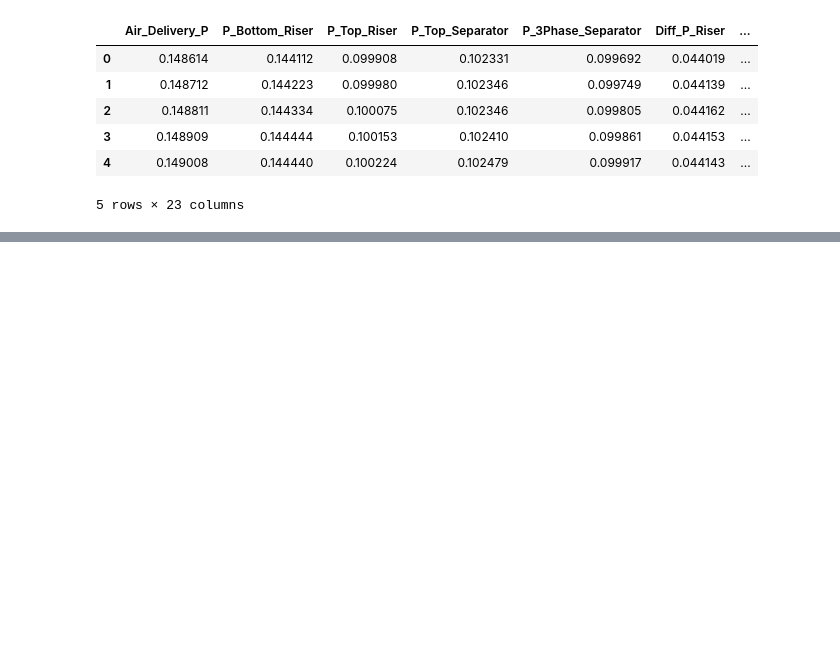
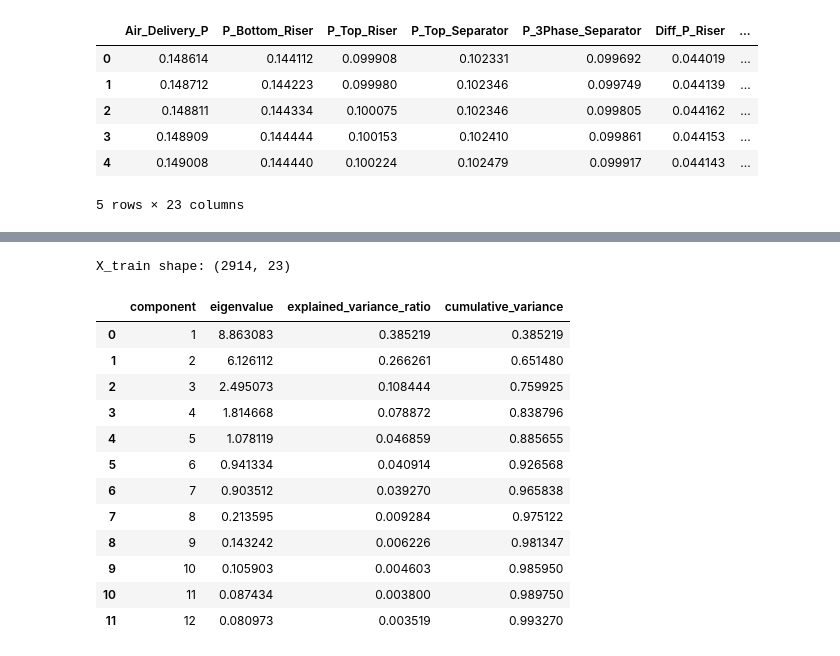
Before and after one commit to PeterAndersen-sdu/Fault-detection-project, a Jupyter notebook: fdd/PCA_Hotelling_T2.ipynb, the cells around one changed output, grey strips where cells are left out. Drawn from its saved outputs; the diff is of its cells as text; code cells hidden in the pictures; blank space fills up the shorter version.

```diff
--- a/fdd/PCA_Hotelling_T2.ipynb
+++ b/fdd/PCA_Hotelling_T2.ipynb
@@ -125,3 +141,19 @@ TimeSeriesDataset(name=Set1_3, n_samples=4321, n_features=23)
 | 3 | 0.148909 | 0.144444 | 0.100153 | 0.102410 | 0.099861 | 0.044153 | ... |
 | 4 | 0.149008 | 0.144440 | 0.100224 | 0.102479 | 0.099917 | 0.044143 | ... |
 5 rows × 23 columns
+# %%
+healthy_parts = []
+
+for name, dataset in datasets.items():
+    fault_start = fault_info[name]["start"]
+    healthy_parts.append(dataset.subset_rows(0, fault_start).sensors)
+
+healthy_sensors = pd.concat(healthy_parts, ignore_index=True)
+
+healthy_dataset = TimeSeriesDataset(
+    name="Healthy_training_data",
+    sensors=healthy_sensors,
+    metadata={"description": "All samples before fault start"},
+)
+
+display(healthy_dataset.sensors.head())
@@ -127,0 +168,49 @@ TimeSeriesDataset(name=Set1_3, n_samples=4321, n_features=23)
+# %%
+preprocessor = StandardPreprocessor(
+    with_standardization=True,
+    n_lags=0,
+    drop_na=True,
+)
+
+healthy_scaled = preprocessor.fit_transform(healthy_dataset)
+X_train = healthy_scaled.to_numpy()
+
+print("X_train shape:", X_train.shape)
+# %% [output]
+X_train shape: (2914, 23)
+# %%
+cov_matrix = np.cov(X_train.T)
+
+eigenvalues, eigenvectors = np.linalg.eig(cov_matrix)
+eigenvalues = np.real(eigenvalues)
+eigenvectors = np.real(eigenvectors)
+
+idx = eigenvalues.argsort()[::-1]
+eigenvalues = eigenvalues[idx]
+eigenvectors = eigenvectors[:, idx]
+
+explained_variance_ratio = eigenvalues / eigenvalues.sum()
+cumulative_variance = np.cumsum(explained_variance_ratio)
+
+pca_variance_df = pd.DataFrame({
+    "component": np.arange(1, len(eigenvalues) + 1),
+    "eigenvalue": eigenvalues,
+    "explained_variance_ratio": explained_variance_ratio,
+    "cumulative_variance": cumulative_variance,
+})
+
+display(pca_variance_df.head(12))
+# %% [output]
+|  | component | eigenvalue | explained_variance_ratio | cumulative_variance |
+| 0 | 1 | 8.863083 | 0.385219 | 0.385219 |
+| 1 | 2 | 6.126112 | 0.266261 | 0.651480 |
+| 2 | 3 | 2.495073 | 0.108444 | 0.759925 |
+| 3 | 4 | 1.814668 | 0.078872 | 0.838796 |
+| 4 | 5 | 1.078119 | 0.046859 | 0.885655 |
+| 5 | 6 | 0.941334 | 0.040914 | 0.926568 |
+| 6 | 7 | 0.903512 | 0.039270 | 0.965838 |
+| 7 | 8 | 0.213595 | 0.009284 | 0.975122 |
+| 8 | 9 | 0.143242 | 0.006226 | 0.981347 |
+| 9 | 10 | 0.105903 | 0.004603 | 0.985950 |
+| 10 | 11 | 0.087434 | 0.003800 | 0.989750 |
+| 11 | 12 | 0.080973 | 0.003519 | 0.993270 |
```
Also changed, not shown: parts of 19 cells of this notebook, 3 other files.
